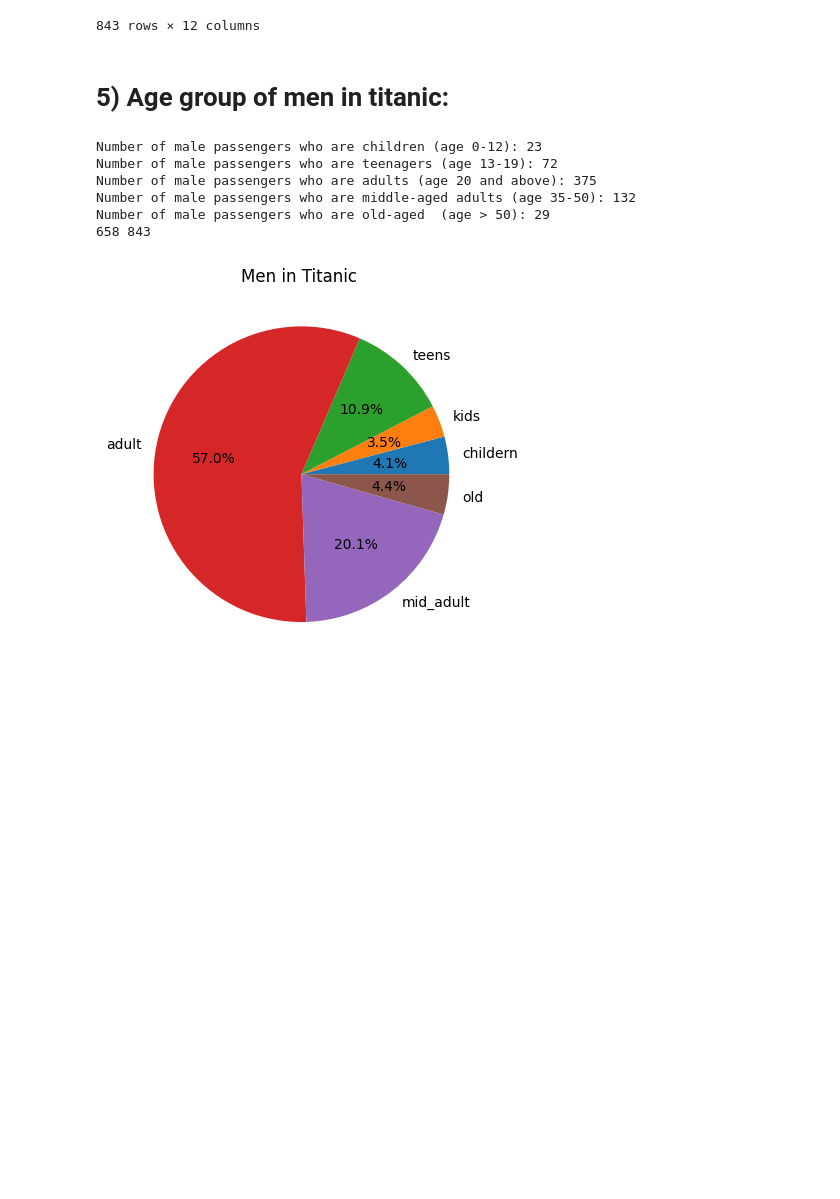
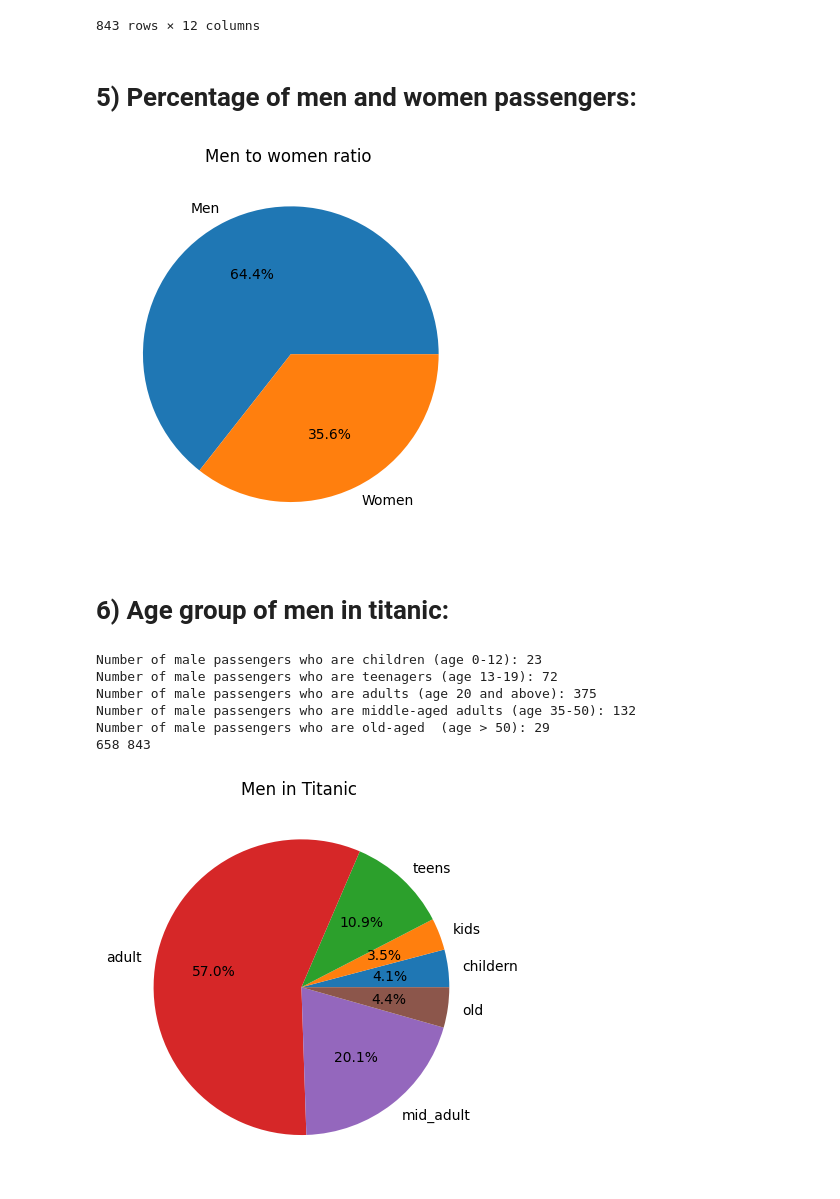
Before and after one commit to bilaalmunir/PRODIGY-DS-02, a Jupyter notebook: Prodigy-ds-02.ipynb, the cells around one changed output. Cells and saved outputs as stored; diff of their text form; code cells hidden in the pictures; blank space fills up the shorter version.

```diff
--- a/Prodigy-ds-02.ipynb
+++ b/Prodigy-ds-02.ipynb
@@ -217,8 +217,18 @@ male_passengers_data
 | 1307 | 1308 | 0 | 3 | Ware, Mr. Frederick | male | NaN | 0 | 0 | 359309 | 8.0500 | ... |
 | 1308 | 1309 | 0 | 3 | Peter, Master. Michael J | male | NaN | 1 | 1 | 2668 | 22.3583 | ... |
 843 rows × 12 columns
+# %% [markdown]
+# 5) Percentage of men and women passengers:
+# %%
+genders = np.array([male_passengers_count, female_passengers_count])
+glabels = ["Men","Women"]
+plt.pie(genders, labels=glabels, autopct='%1.1f%%')
+plt.title('Men to women ratio ')
+plt.show()
+# %% [output]
+[figure, added]
 # %% [markdown]
-# 5) Age group of men in titanic:
+# 6) Age group of men in titanic:
 # %%
 male_passengers_childern = male_passengers_data[(male_passengers_data['Age'] >= 0) & (male_passengers_data['Age'] < 5)]
 male_passengers_kids = male_passengers_data[(male_passengers_data['Age'] > 4) & (male_passengers_data['Age'] < 13)]
```
Also changed, not shown: parts of 7 cells of this notebook.
